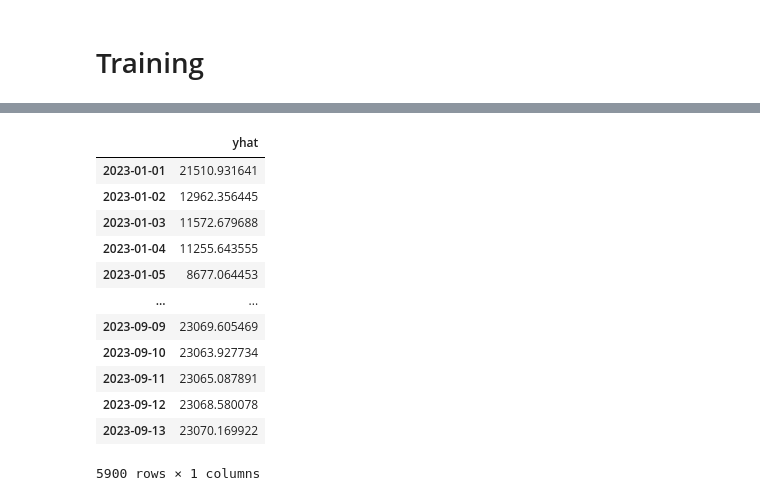
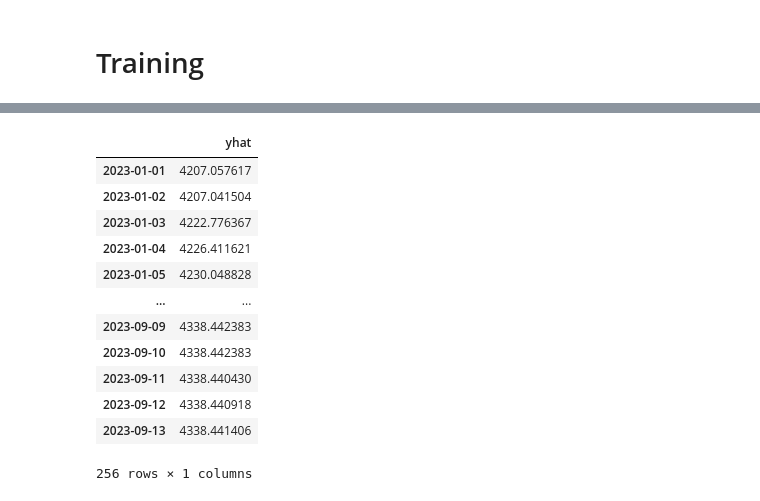
Before and after one commit to AzureAmber/STAT-390-Covid-Project, a Jupyter notebook: Models/erica/6_lstm.ipynb, the cells around one changed output, grey strips where cells are left out. Saved outputs shown, nothing was run; the diff lists cells and outputs as text; code cells hidden in the pictures.

```diff
--- a/Models/erica/6_lstm.ipynb
+++ b/Models/erica/6_lstm.ipynb
@@ -131,13 +133,13 @@ plt.show()
 # %%
 def make_series(data):
     series=[]
-    for i in range(7, len(data)+1):
-        subdf=data[(i-7):i]
+    for i in range(14, len(data)+1):
+        subdf=data[(i-14):i]
         series.append((data.index[i-1], data['new_cases'].values[i-1], subdf.drop(['new_cases'], axis=1).values))
     return series
 
-series=make_series(data)
+series=make_series(US_data)
 print(series[0][0], series[0][1].shape, series[0][2].shape)
-train = series[:(data.loc[data.index < '2023-01-01'].shape[0]-6)]
-test = series[(data.loc[data.index < '2023-01-01'].shape[0]-6):]
+US_train = series[:(US_data.loc[US_data.index < '2023-01-01'].shape[0]-13)]
+US_test = series[(US_data.loc[US_data.index < '2023-01-01'].shape[0]-13):]
 # %% [output]
@@ -152,5 +149,10 @@ sequence_length = 7 # use the past 7 days to predict today
+# %%
+learning_rate = 0.02
+batch_size = 32
+epochs = 200
+sequence_length = 14
 # %%
-inputs = Input(shape=(7,55))
+inputs = Input(shape=(14,32))
 lstm_out = LSTM(32)(inputs)
 outputs = Dense(1)(lstm_out)
 
@@ -175,7 +177,7 @@ Non-trainable params: 0
 _________________________________________________________________
 # %%
-x=np.array([x[2].reshape(7,55)for x in train])
-y=np.array([x[1] for x in train])
+x=np.array([x[2].reshape(14,32)for x in US_train])
+y=np.array([x[1] for x in US_train])
 
 print(x.shape)
 print(y.shape)
@@ -207,5 +209,5 @@ Epoch 100/100
 # %%
-train_pred = pd.DataFrame(model.predict(x), columns=['yhat'], index=[x[0] for x in train])
-test_pred = pd.DataFrame(model.predict(np.array([x[2].reshape(7,55) for x in test])), columns=['yhat'], index=[x[0] for x in test])
-test_pred
+US_train_pred = pd.DataFrame(model.predict(x), columns=['yhat'], index=[x[0] for x in US_train])
+US_test_pred = pd.DataFrame(model.predict(np.array([x[2].reshape(14,32) for x in US_test])), columns=['yhat'], index=[x[0] for x in US_test])
+US_test_pred
 # %% [output]
@@ -214,15 +216,15 @@ test_pred
 |  | yhat |
-| 2023-01-01 | 21510.931641 |
-| 2023-01-02 | 12962.356445 |
-| 2023-01-03 | 11572.679688 |
-| 2023-01-04 | 11255.643555 |
-| 2023-01-05 | 8677.064453 |
+| 2023-01-01 | 4207.057617 |
+| 2023-01-02 | 4207.041504 |
+| 2023-01-03 | 4222.776367 |
+| 2023-01-04 | 4226.411621 |
+| 2023-01-05 | 4230.048828 |
 | ... | ... |
-| 2023-09-09 | 23069.605469 |
-| 2023-09-10 | 23063.927734 |
-| 2023-09-11 | 23065.087891 |
-| 2023-09-12 | 23068.580078 |
-| 2023-09-13 | 23070.169922 |
+| 2023-09-09 | 4338.442383 |
+| 2023-09-10 | 4338.442383 |
+| 2023-09-11 | 4338.440430 |
+| 2023-09-12 | 4338.440918 |
+| 2023-09-13 | 4338.441406 |
-5900 rows × 1 columns
+256 rows × 1 columns
 # %%
 # plotting the training data
```
Also changed, not shown: parts of 20 cells of this notebook.
